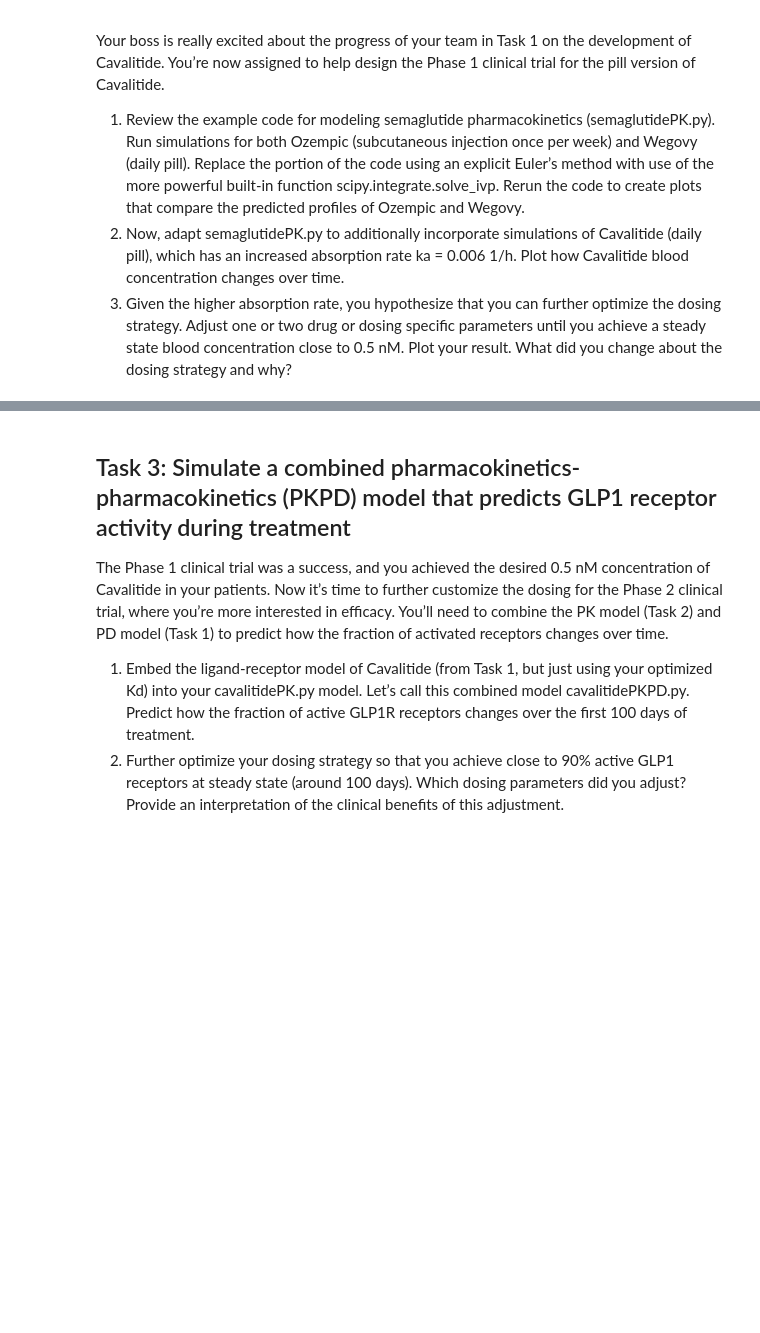
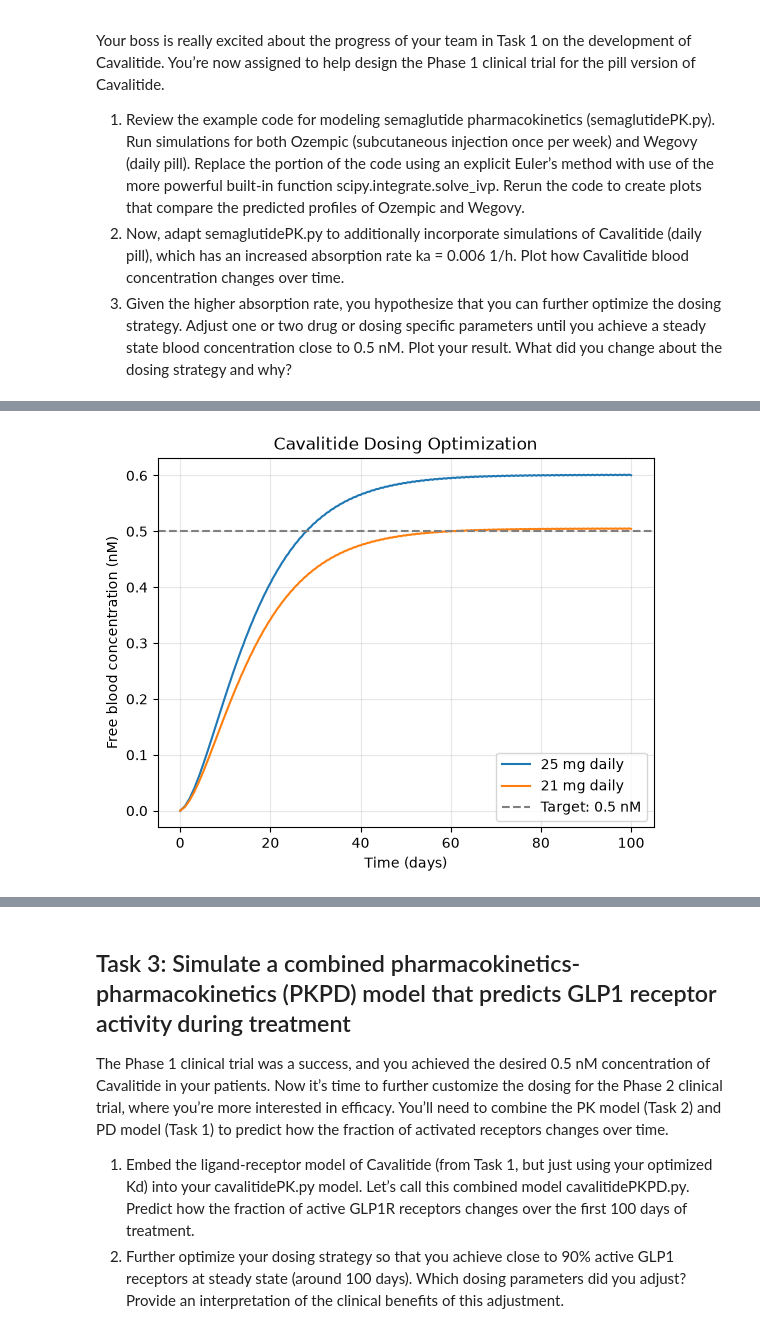
Before and after one commit to aymen-akram/BME2315_Module3, a Jupyter notebook: Module3_Project.ipynb, the cells around one changed output, grey strips where cells are left out. Drawn from its saved outputs; the diff is of its cells as text; code cells hidden in the pictures; blank space fills up the shorter version.

```diff
--- a/Module3_Project.ipynb
+++ b/Module3_Project.ipynb
@@ -204,0 +317,26 @@ Your boss is really excited about the progress of your team in Task 1 on the dev
+# %%
+# --- compare original and optimized Cavalitide dosing ---
+plt.figure()
+
+for dose in [25, 21]:
+    Favailable = products['Cavalitide']['Favailable']
+    ka = products['Cavalitide']['ka']
+
+    t, Asc, Cc = simulate(
+        dose,
+        products['Cavalitide']['n_doses'],
+        products['Cavalitide']['interval'],
+        dt
+    )
+
+    plt.plot(t / 24, Ffree * Cc, label=f"{dose} mg daily")
+
+plt.axhline(y=0.5, color='gray', linestyle='--', label='Target: 0.5 nM')
+plt.xlabel("Time (days)")
+plt.ylabel("Free blood concentration (nM)")
+plt.title("Cavalitide Dosing Optimization")
+plt.legend()
+plt.grid(alpha=0.3)
+plt.show()
+# %% [output]
+[figure, added]
```
Also changed, not shown: parts of 6 cells of this notebook, 1 other file.
